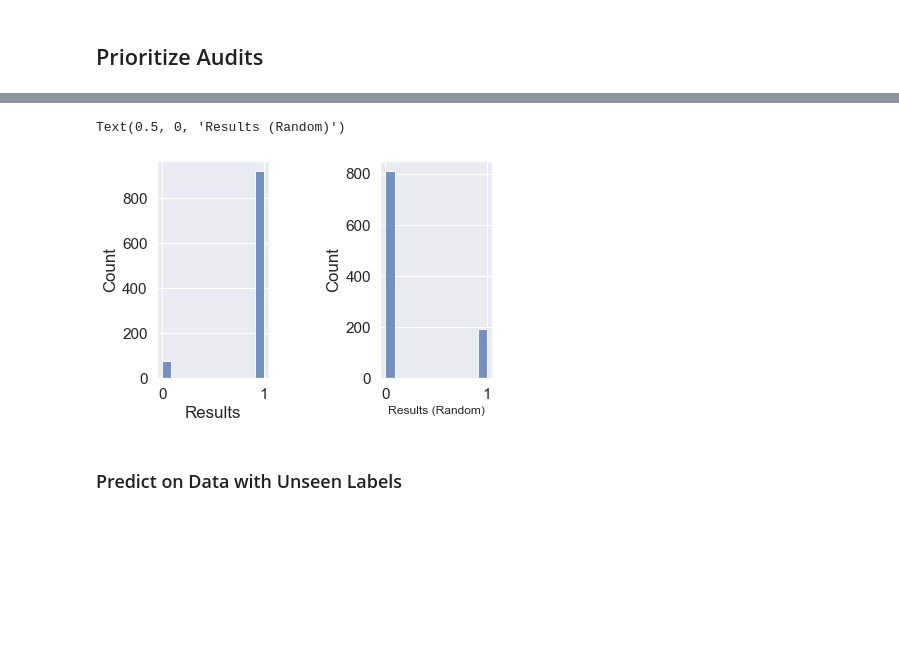
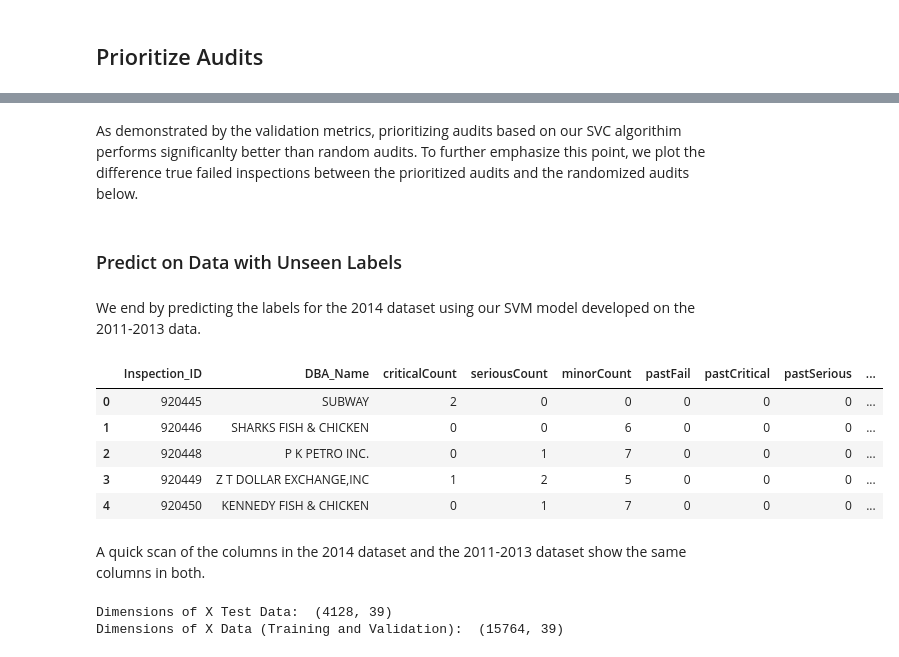
Before and after one commit to lawrence-j-liu/CSS_Project-3_Team-3_Fall-2020, a Jupyter notebook: Project 3 Students.ipynb, the cells around one changed output, grey strips where cells are left out. Saved outputs shown, nothing was run; the diff lists cells and outputs as text; code cells hidden in the pictures; blank space fills up the shorter version.

```diff
--- a/Project 3 Students.ipynb
+++ b/Project 3 Students.ipynb
@@ -653,17 +682,17 @@ F1 (Random 1000): 0.7256235827664399
-# %%
-##LL: need to figure out how to label these
-
-fig = plt.figure()
-fig.subplots_adjust(hspace=2, wspace=1)
-
-ax = fig.add_subplot(1, 2, 1)
-sns.histplot(audit_table_Top1000['Results'], ax = ax)
-ax = fig.add_subplot(1, 2, 2)
-sns.histplot(audit_table_Random1000['Results'], ax = ax)
-plt.xlabel('Results (Random)', size=12)
-# %% [output]
-Text(0.5, 0, 'Results (Random)')
-[figure, removed]
+# %% [markdown]
+As demonstrated by the validation metrics, prioritizing audits based on our SVC algorithim performs significanlty better than random audits. To further emphasize this point, we plot the difference true failed inspections between the prioritized audits and the randomized audits below.
 # %% [markdown]
 ### Predict on Data with Unseen Labels
+# %% [markdown]
+We end by predicting the labels for the 2014 dataset using our SVM model developed on the 2011-2013 data.
+# %%
+#take a look at 2014 data
+chicago_inspections_2014.head()
+# %% [output]
+|  | Inspection_ID | DBA_Name | criticalCount | seriousCount | minorCount | pastFail | pastCritical | pastSerious | ... |
+| 0 | 920445 | SUBWAY | 2 | 0 | 0 | 0 | 0 | 0 | ... |
+| 1 | 920446 | SHARKS FISH & CHICKEN | 0 | 0 | 6 | 0 | 0 | 0 | ... |
+| 2 | 920448 | P K PETRO INC. | 0 | 1 | 7 | 0 | 0 | 0 | ... |
+| 3 | 920449 | Z T DOLLAR EXCHANGE,INC | 1 | 2 | 5 | 0 | 0 | 0 | ... |
+| 4 | 920450 | KENNEDY FISH & CHICKEN | 0 | 1 | 7 | 0 | 0 | 0 | ... |
 # %%
@@ -688,2 +714,10 @@ X_test = chicago_inspections_2014[chicago_inspections_2014.columns & X.columns]
+# %% [markdown]
+A quick scan of the columns in the 2014 dataset and the 2011-2013 dataset show the same columns in both.
+# %%
+print("Dimensions of X Test Data: ", X_test.shape)
+print("Dimensions of X Data (Training and Validation): ", X.shape)
+# %% [output]
+Dimensions of X Test Data:  (4128, 39)
+Dimensions of X Data (Training and Validation):  (15764, 39)
 # %%
 X_test = X_test.dropna()
```
Also changed, not shown: parts of 55 cells of this notebook, 1 other file.
